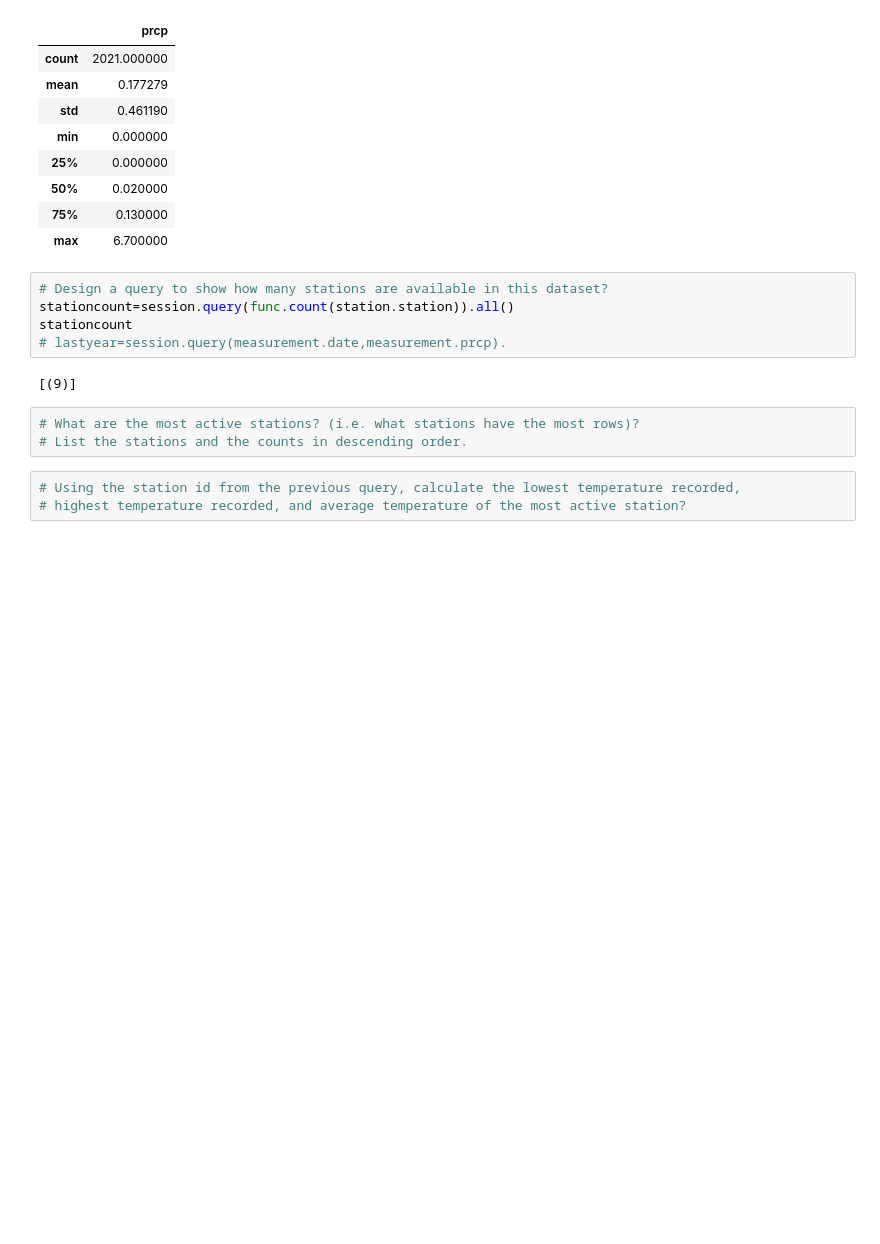
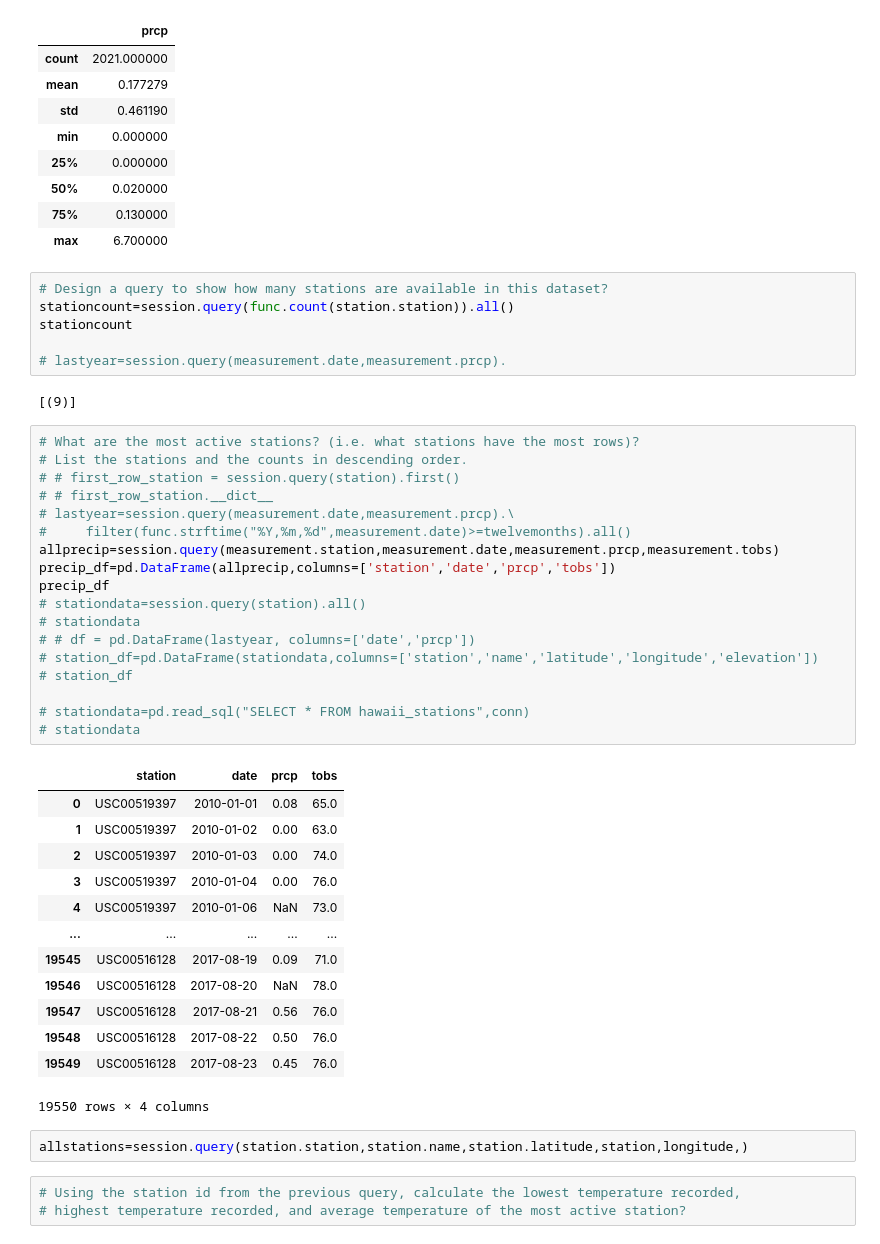
Before and after one commit to walaha2002/sqlalchemy-challenge, a Jupyter notebook: climate_starter.ipynb, the cells around one changed output. Cells and saved outputs as stored; diff of their text form; blank space fills up the shorter version.

Commit message:
-Creates Dataframes needed for station observation

```diff
--- a/climate_starter.ipynb
+++ b/climate_starter.ipynb
@@ -220,12 +205,44 @@ sortdf.describe()
 # Design a query to show how many stations are available in this dataset?
 stationcount=session.query(func.count(station.station)).all()
 stationcount
+
 # lastyear=session.query(measurement.date,measurement.prcp).
 # %% [output]
 [(9)]
-# %%
-# What are the most active stations? (i.e. what stations have the most rows)?
-# List the stations and the counts in descending order.
+# %%
+# What are the most active stations? (i.e. what stations have the most rows)?
+# List the stations and the counts in descending order.
+# # first_row_station = session.query(station).first()
+# # first_row_station.__dict__
+# lastyear=session.query(measurement.date,measurement.prcp).\
+#     filter(func.strftime("%Y,%m,%d",measurement.date)>=twelvemonths).all()
+allprecip=session.query(measurement.station,measurement.date,measurement.prcp,measurement.tobs)
+precip_df=pd.DataFrame(allprecip,columns=['station','date','prcp','tobs'])
+precip_df
+# stationdata=session.query(station).all()
+# stationdata
+# # df = pd.DataFrame(lastyear, columns=['date','prcp'])
+# station_df=pd.DataFrame(stationdata,columns=['station','name','latitude','longitude','elevation'])
+# station_df
+
+# stationdata=pd.read_sql("SELECT * FROM hawaii_stations",conn)
+# stationdata
+# %% [output]
+|  | station | date | prcp | tobs |
+| 0 | USC00519397 | 2010-01-01 | 0.08 | 65.0 |
+| 1 | USC00519397 | 2010-01-02 | 0.00 | 63.0 |
+| 2 | USC00519397 | 2010-01-03 | 0.00 | 74.0 |
+| 3 | USC00519397 | 2010-01-04 | 0.00 | 76.0 |
+| 4 | USC00519397 | 2010-01-06 | NaN | 73.0 |
+| ... | ... | ... | ... | ... |
+| 19545 | USC00516128 | 2017-08-19 | 0.09 | 71.0 |
+| 19546 | USC00516128 | 2017-08-20 | NaN | 78.0 |
+| 19547 | USC00516128 | 2017-08-21 | 0.56 | 76.0 |
+| 19548 | USC00516128 | 2017-08-22 | 0.50 | 76.0 |
+| 19549 | USC00516128 | 2017-08-23 | 0.45 | 76.0 |
+19550 rows × 4 columns
+# %%
+allstations=session.query(station.station,station.name,station.latitude,station,longitude,)
 # %%
 # Using the station id from the previous query, calculate the lowest temperature recorded,
 # highest temperature recorded, and average temperature of the most active station?
```
Also changed, not shown: parts of 7 cells of this notebook.
